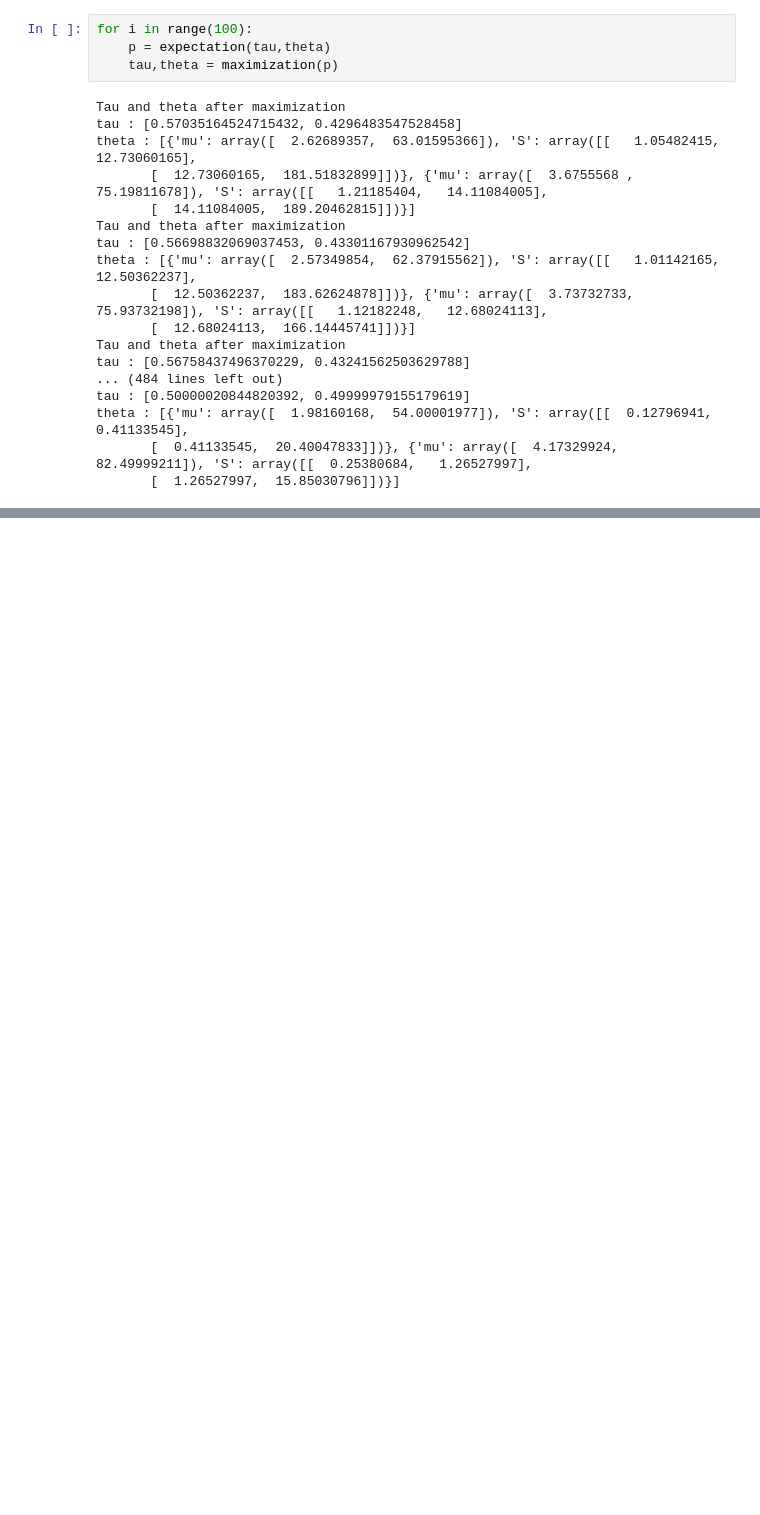
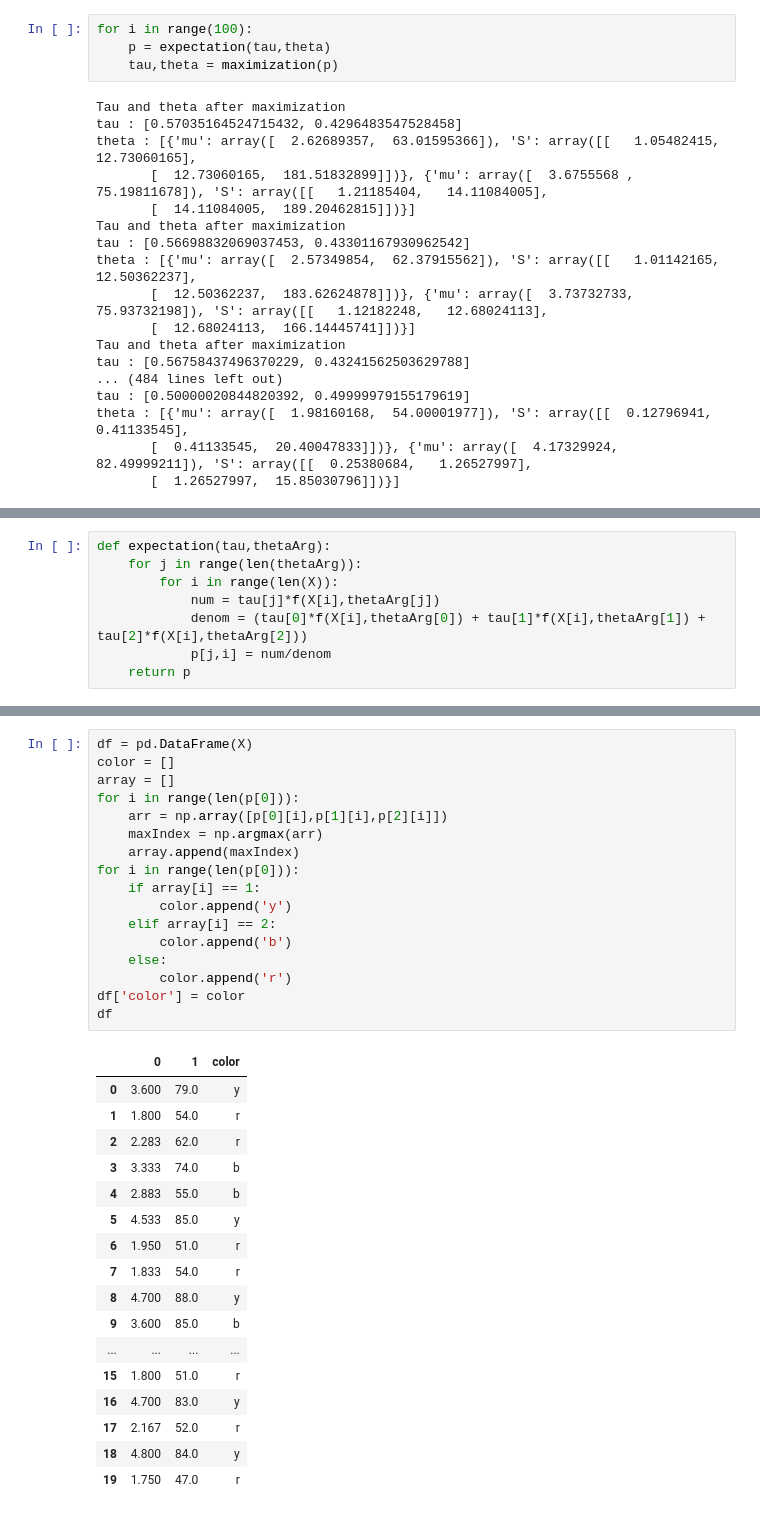
Before and after one commit to scoobaroo/clustering, a Jupyter notebook: problem 13.ipynb, the cells around one changed output, grey strips where cells are left out. Saved outputs shown, nothing was run; the diff lists cells and outputs as text; blank space fills up the shorter version.

```diff
--- a/problem 13.ipynb
+++ b/problem 13.ipynb
@@ -149,0 +215,8 @@ plt.show()
+# %%
+def expectation(tau,thetaArg):
+    for j in range(len(thetaArg)):
+        for i in range(len(X)):
+            num = tau[j]*f(X[i],thetaArg[j])
+            denom = (tau[0]*f(X[i],thetaArg[0]) + tau[1]*f(X[i],thetaArg[1]) + tau[2]*f(X[i],thetaArg[2]))
+            p[j,i] = num/denom
+    return p
@@ -149,0 +290,35 @@ plt.show()
+# %%
+df = pd.DataFrame(X)
+color = []
+array = []
+for i in range(len(p[0])):
+    arr = np.array([p[0][i],p[1][i],p[2][i]])
+    maxIndex = np.argmax(arr)
+    array.append(maxIndex)
+for i in range(len(p[0])):
+    if array[i] == 1:
+        color.append('y')
+    elif array[i] == 2:
+        color.append('b')
+    else:
+        color.append('r')
+df['color'] = color
+df
+# %% [output]
+|  | 0 | 1 | color |
+| 0 | 3.600 | 79.0 | y |
+| 1 | 1.800 | 54.0 | r |
+| 2 | 2.283 | 62.0 | r |
+| 3 | 3.333 | 74.0 | b |
+| 4 | 2.883 | 55.0 | b |
+| 5 | 4.533 | 85.0 | y |
+| 6 | 1.950 | 51.0 | r |
+| 7 | 1.833 | 54.0 | r |
+| 8 | 4.700 | 88.0 | y |
+| 9 | 3.600 | 85.0 | b |
+| ... | ... | ... | ... |
+| 15 | 1.800 | 51.0 | r |
+| 16 | 4.700 | 83.0 | y |
+| 17 | 2.167 | 52.0 | r |
+| 18 | 4.800 | 84.0 | y |
+| 19 | 1.750 | 47.0 | r |
```
Also changed, not shown: parts of 10 cells of this notebook, 2 other files.
